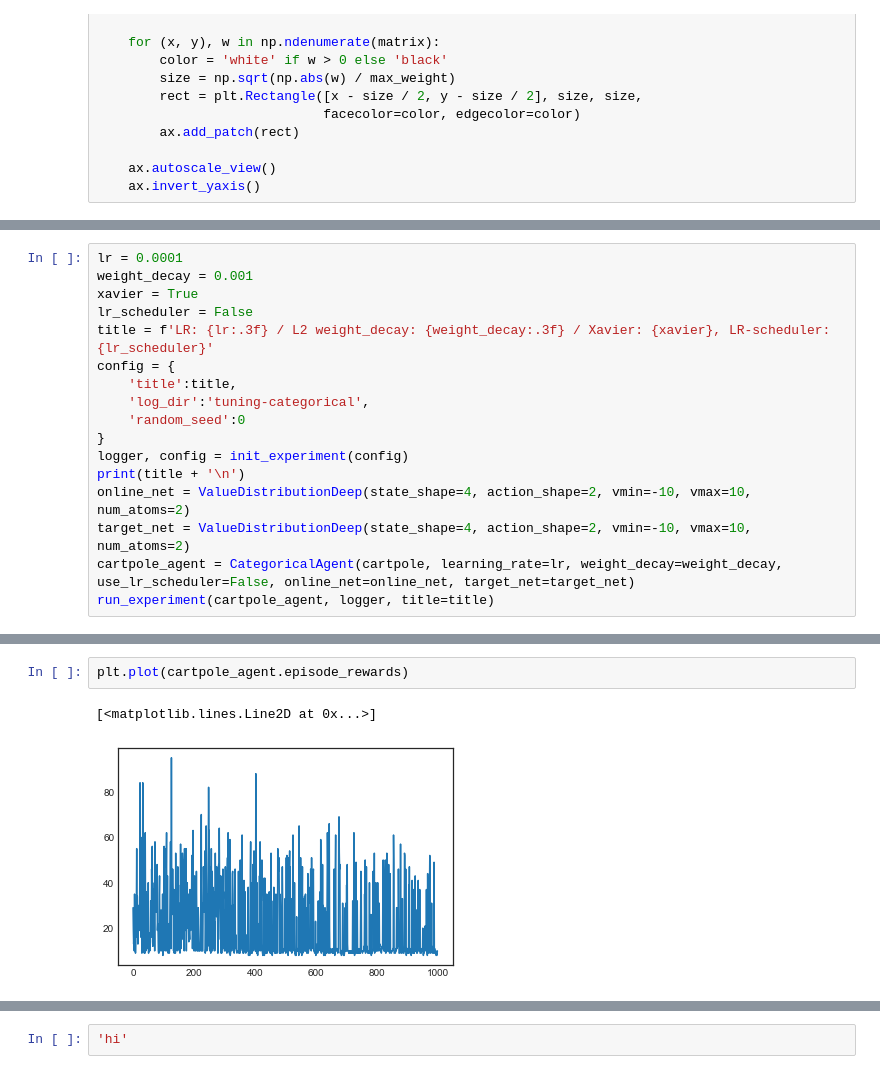
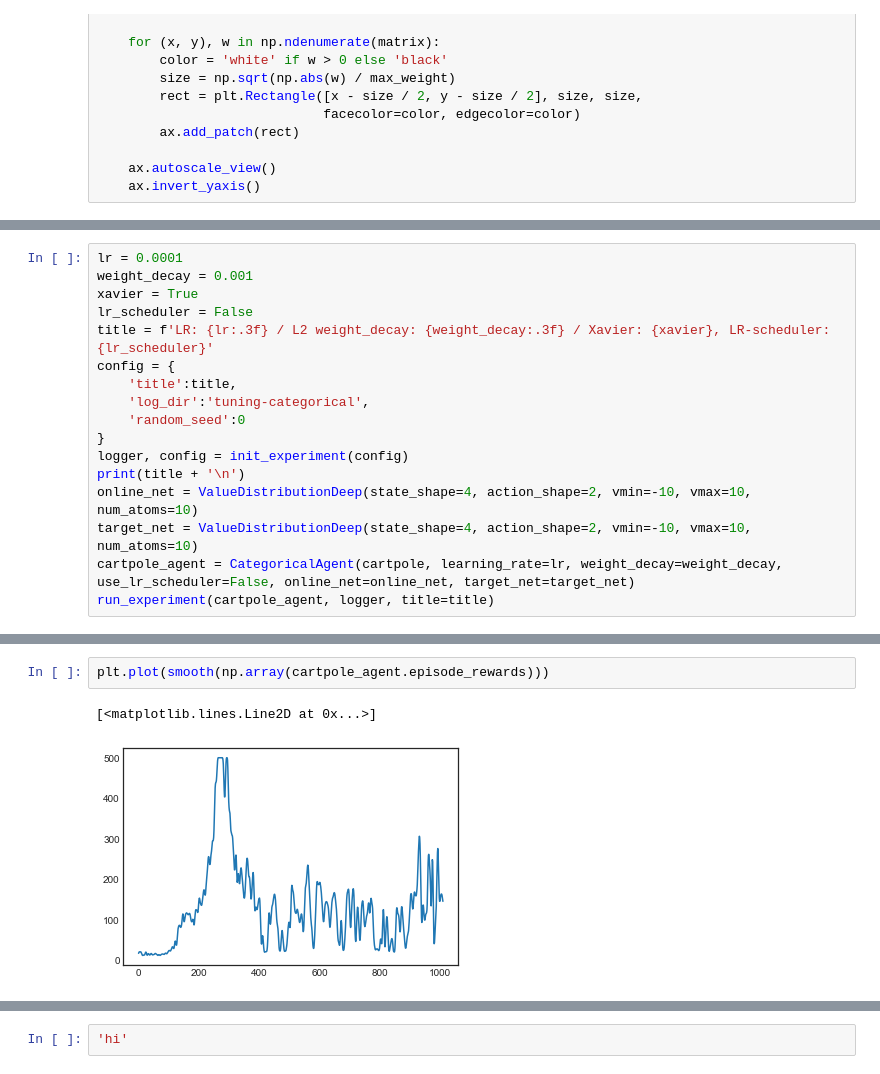
Before and after one commit to liavkoren/ai-ml-rl, a Jupyter notebook: dqn_implementations/mine/DQN part 2 -- Distributional DQN.ipynb, the cells around one changed output, grey strips where cells are left out. Saved outputs shown, nothing was run; the diff lists cells and outputs as text.

```diff
--- a/dqn_implementations/mine/DQN part 2 -- Distributional DQN.ipynb
+++ b/dqn_implementations/mine/DQN part 2 -- Distributional DQN.ipynb
@@ -575,8 +577,8 @@ config = {
 }
 logger, config = init_experiment(config)
 print(title + '\n')
-online_net = ValueDistributionDeep(state_shape=4, action_shape=2, vmin=-10, vmax=10, num_atoms=2)
-target_net = ValueDistributionDeep(state_shape=4, action_shape=2, vmin=-10, vmax=10, num_atoms=2)
+online_net = ValueDistributionDeep(state_shape=4, action_shape=2, vmin=-10, vmax=10, num_atoms=10)
+target_net = ValueDistributionDeep(state_shape=4, action_shape=2, vmin=-10, vmax=10, num_atoms=10)
 cartpole_agent = CategoricalAgent(cartpole, learning_rate=lr, weight_decay=weight_decay, use_lr_scheduler=False, online_net=online_net, target_net=target_net)
 run_experiment(cartpole_agent, logger, title=title)
 # %% [output]
@@ -586,5 +603,5 @@ Ep: 999 // steps: 21354 // last ep reward: 10.00 // 10-ep mean: 9.30 // 100-ep m
 # %%
-plt.plot(cartpole_agent.episode_rewards)
+plt.plot(smooth(np.array(cartpole_agent.episode_rewards)))
 # %% [output]
 [<matplotlib.lines.Line2D at 0x...>]
-[figure, old version]
+[figure, new version]
```
Also changed, not shown: parts of 6 cells of this notebook.
